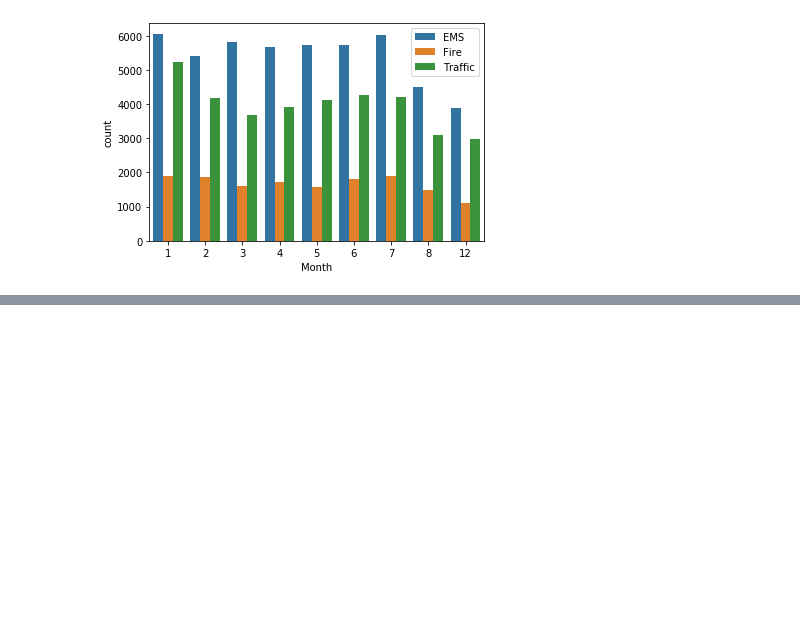
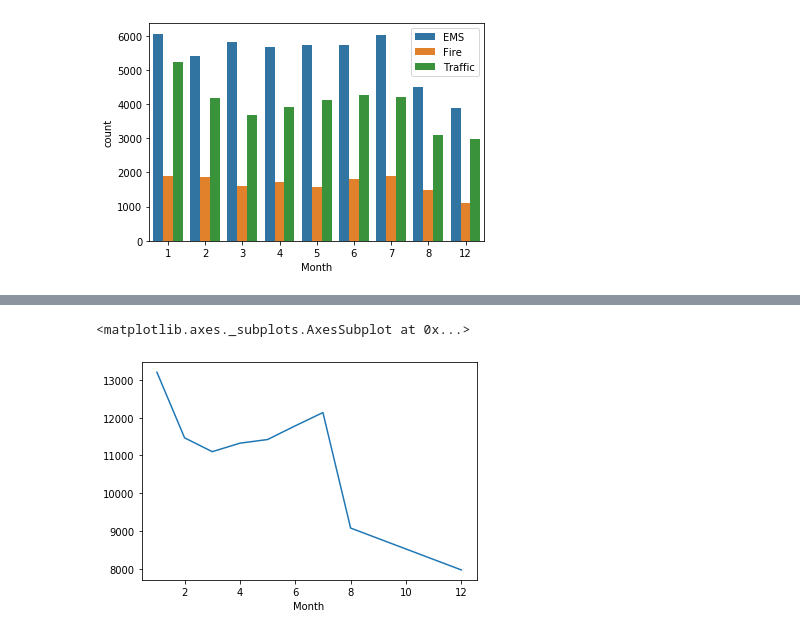
Before and after one commit to Vikas-KM/machine-learning, a Jupyter notebook: ML_Projects/911_Calls_Project.ipynb, the cells around one changed output, grey strips where cells are left out. Cells and saved outputs as stored; diff of their text form; code cells hidden in the pictures; blank space fills up the shorter version.

```diff
--- a/ML_Projects/911_Calls_Project.ipynb
+++ b/ML_Projects/911_Calls_Project.ipynb
@@ -292,0 +307,3 @@ plt.legend(bbox_to_anchor=(1,1))
+# %%
+bymonth = df.groupby('Month').count()
+bymonth
@@ -292,0 +322,5 @@ plt.legend(bbox_to_anchor=(1,1))
+# %%
+bymonth['lat'].plot()
+# %% [output]
+<matplotlib.axes._subplots.AxesSubplot at 0x...>
+[figure, added]
```
Also changed, not shown: parts of 25 cells of this notebook.
